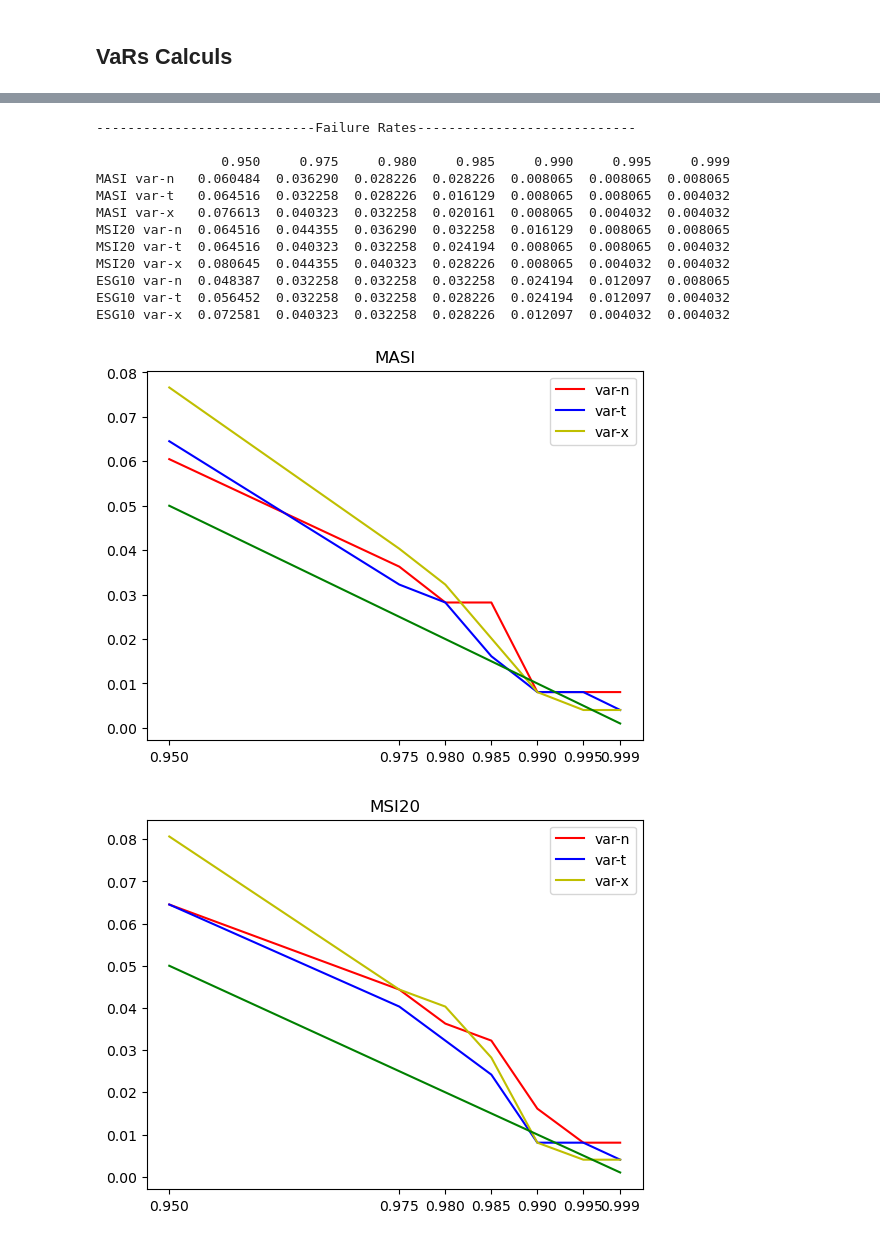
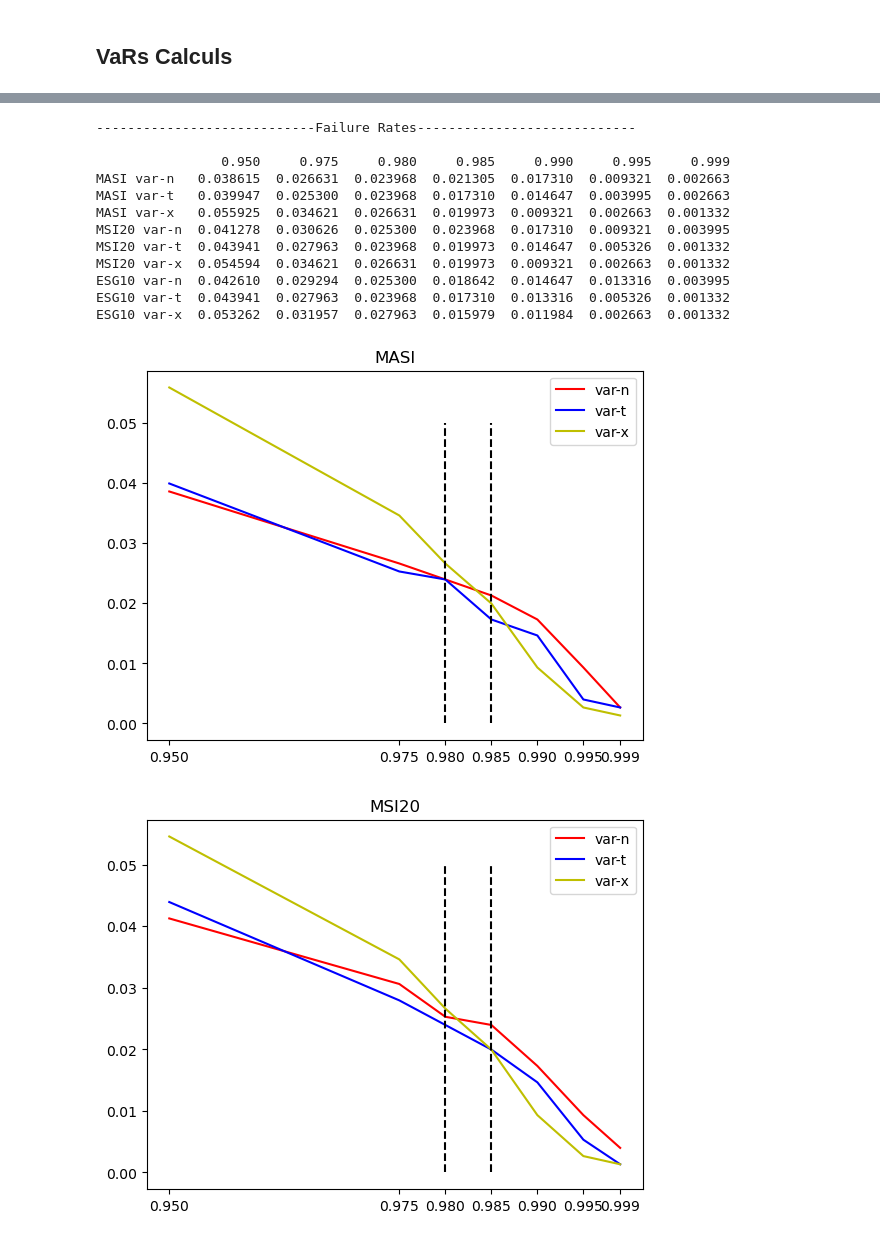
Before and after one commit to ouzlimnadir/VaR, a Jupyter notebook: VaR.ipynb, the cells around one changed output, grey strips where cells are left out. Saved outputs shown, nothing was run; the diff lists cells and outputs as text; code cells hidden in the pictures.

```diff
--- a/VaR.ipynb
+++ b/VaR.ipynb
@@ -23,7 +29,8 @@ for ticker in tickers:
 
     close_df[ticker] = data['Dernier']
 
-log_returns = np.log(close_df / close_df.shift(1))
+#log_returns = np.log(close_df / close_df.shift(1))
+log_returns = close_df.pct_change()
 log_returns = log_returns.dropna()
 # %%
 portfolio_value = 1_000_000
@@ -81,13 +90,14 @@ statistics = pd.DataFrame(
 )
 
 for ticker in tickers:
+    filtered_returns = log_returns[ticker][log_returns[ticker] != 0]
     statistics[ticker] = [
-            len(log_returns[ticker]),
-            np.mean(log_returns[ticker]),
-            np.std(log_returns[ticker]),
-            skew(log_returns[ticker]),
-            kurtosis(log_returns[ticker], fisher=False),
-            jarque_bera(log_returns[ticker])[0]
+            len(filtered_returns),
+            np.mean(filtered_returns),
+            np.std(filtered_returns),
+            skew(filtered_returns),
+            kurtosis(filtered_returns, fisher=False),
+            jarque_bera(filtered_returns)[0]
         ]
 
 print(statistics)
@@ -145,7 +163,7 @@ tableau_var = pd.DataFrame(index=confidence_levels)
 for ticker in tickers:
     std = statistics.loc['Standard deviation', ticker]
     mu = statistics.loc['Mean', ticker]
-    rt = log_returns[ticker]
+    rt = log_returns[ticker][log_returns[ticker] != 0]
 
     # calcul var_n
     var_n = [ - std * norm.ppf(1-cl) for cl in confidence_levels]
@@ -157,8 +175,9 @@ for ticker in tickers:
     var_t = [- np.sqrt(beta) * t.ppf(1-cl, n) for cl in confidence_levels]
 
     # calcul var_x
-    calcul = std / (np.sqrt(deg_freedom / (deg_freedom-2)))
-    var_x = [- t.ppf(1-cl, deg_freedom)*calcul for cl in confidence_levels]
+    df = deg_freedom[ticker]['Degrees of Freedom']
+    calcul = std / (np.sqrt(df / (df-2)))
+    var_x = [- t.ppf(1-cl, df)*calcul for cl in confidence_levels]
 
     # pushing in tab var
     tableau_var[ticker+' var-n'] = var_n
@@ -199,9 +219,10 @@ for ticker in tickers :
     for v in var_ntx :
         l = []
         for cl in confidence_levels :
+            filtered_returns = log_returns[ticker][log_returns[ticker] != 0]
             var = tableau_var[ticker+' '+v][cl]
-            tab_ec = [x for x in log_returns[ticker] if x < 0 and x < -var]
-            l.append(len(tab_ec) / len(log_returns[ticker]))
+            tab_ec = [x for x in filtered_returns if x < 0 and x < -var]
+            l.append(len(tab_ec) / len(filtered_returns))
         tab[ticker+' '+v] = l
 
 print('----------------------------Failure Rates----------------------------\n')
@@ -210,31 +231,43 @@ print(tab.T)
 ----------------------------Failure Rates----------------------------
 
                 0.950     0.975     0.980     0.985     0.990     0.995     0.999
-MASI var-n   0.060484  0.036290  0.028226  0.028226  0.008065  0.008065  0.008065
-MASI var-t   0.064516  0.032258  0.028226  0.016129  0.008065  0.008065  0.004032
-MASI var-x   0.076613  0.040323  0.032258  0.020161  0.008065  0.004032  0.004032
-MSI20 var-n  0.064516  0.044355  0.036290  0.032258  0.016129  0.008065  0.008065
-MSI20 var-t  0.064516  0.040323  0.032258  0.024194  0.008065  0.008065  0.004032
-MSI20 var-x  0.080645  0.044355  0.040323  0.028226  0.008065  0.004032  0.004032
-ESG10 var-n  0.048387  0.032258  0.032258  0.032258  0.024194  0.012097  0.008065
-ESG10 var-t  0.056452  0.032258  0.032258  0.028226  0.024194  0.012097  0.004032
-ESG10 var-x  0.072581  0.040323  0.032258  0.028226  0.012097  0.004032  0.004032
+MASI var-n   0.038615  0.026631  0.023968  0.021305  0.017310  0.009321  0.002663
+MASI var-t   0.039947  0.025300  0.023968  0.017310  0.014647  0.003995  0.002663
+MASI var-x   0.055925  0.034621  0.026631  0.019973  0.009321  0.002663  0.001332
+MSI20 var-n  0.041278  0.030626  0.025300  0.023968  0.017310  0.009321  0.003995
+MSI20 var-t  0.043941  0.027963  0.023968  0.019973  0.014647  0.005326  0.001332
+MSI20 var-x  0.054594  0.034621  0.026631  0.019973  0.009321  0.002663  0.001332
+ESG10 var-n  0.042610  0.029294  0.025300  0.018642  0.014647  0.013316  0.003995
+ESG10 var-t  0.043941  0.027963  0.023968  0.017310  0.013316  0.005326  0.001332
+ESG10 var-x  0.053262  0.031957  0.027963  0.015979  0.011984  0.002663  0.001332
 # %%
 for ticker in tickers :
     for v,c in zip(var_ntx,col) :
         plt.plot(tab[ticker+' '+v],color=c,label=v)
 
 #plt.plot(tab['MASI var-t'],color='b')
 
     # Repere norme
     y = np.ones(len(confidence_levels))
     y = y - confidence_levels
-    plt.plot(confidence_levels,y,color='g')
+    # plt.plot(confidence_levels,y,color='g')
+    # Recherche de x_change l'intersection entre var-n et var-x
+    x_change = 0
+    for i in range(len(confidence_levels)):
+        if tab[ticker+' var-n'][confidence_levels[i]] > tab[ticker+' var-x'][confidence_levels[i]]:
+            x_change = confidence_levels[i-1]
+            x_change2 = confidence_levels[i]
+            break
+
+    # plot d'une bar en tiré de x
+    plt.plot([x_change,x_change],[0,0.05],color='black',linestyle='dashed')
+    plt.plot([x_change2,x_change2],[0,0.05],color='black',linestyle='dashed')
 
     plt.xticks(confidence_levels)
     plt.title(ticker)
     plt.legend()
+    plt.savefig(folderIMG+'fr_'+ticker+png)
     plt.show()
 # %% [output]
-[figure, old version]
+[figure, new version]
-[figure, old version]
+[figure, new version]
```
Also changed, not shown: parts of 8 cells of this notebook.
